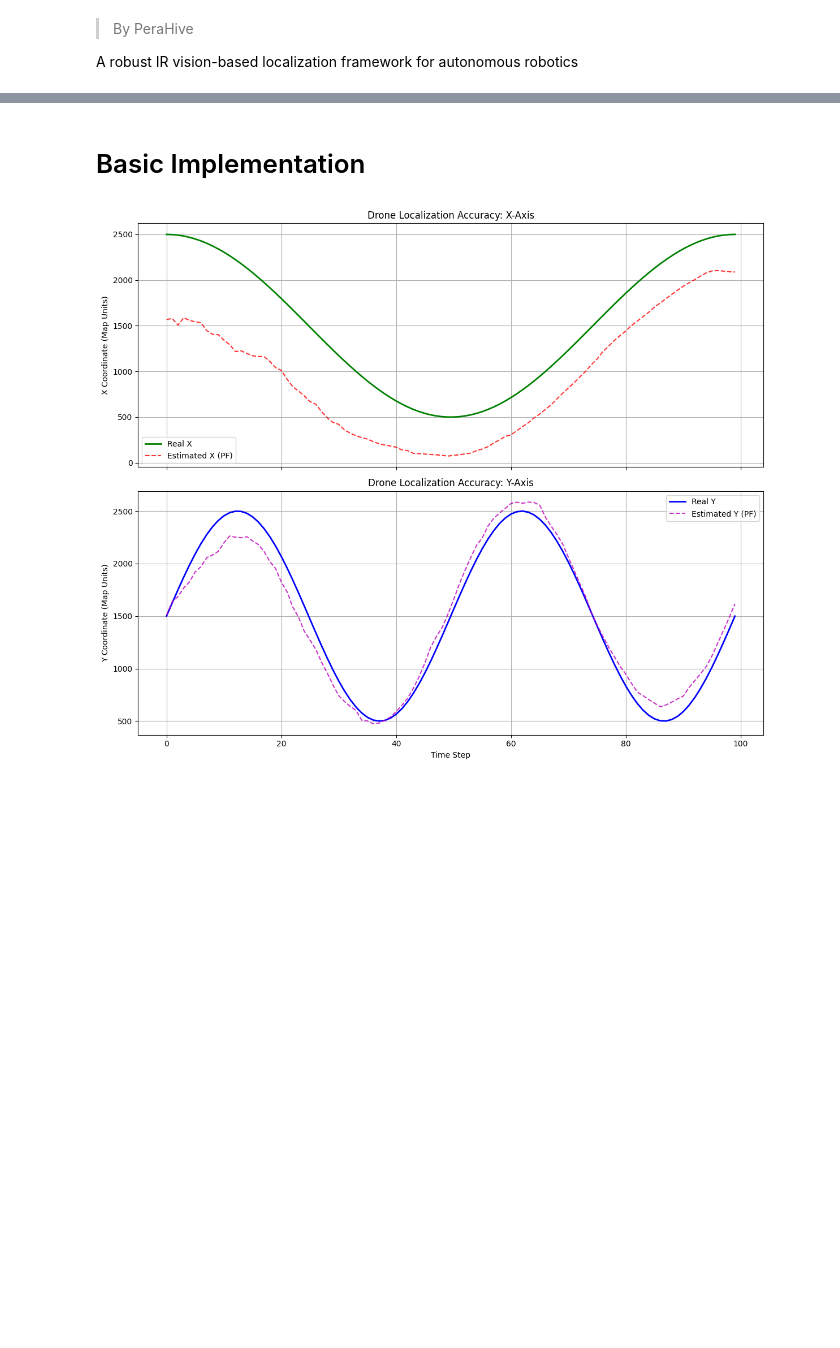
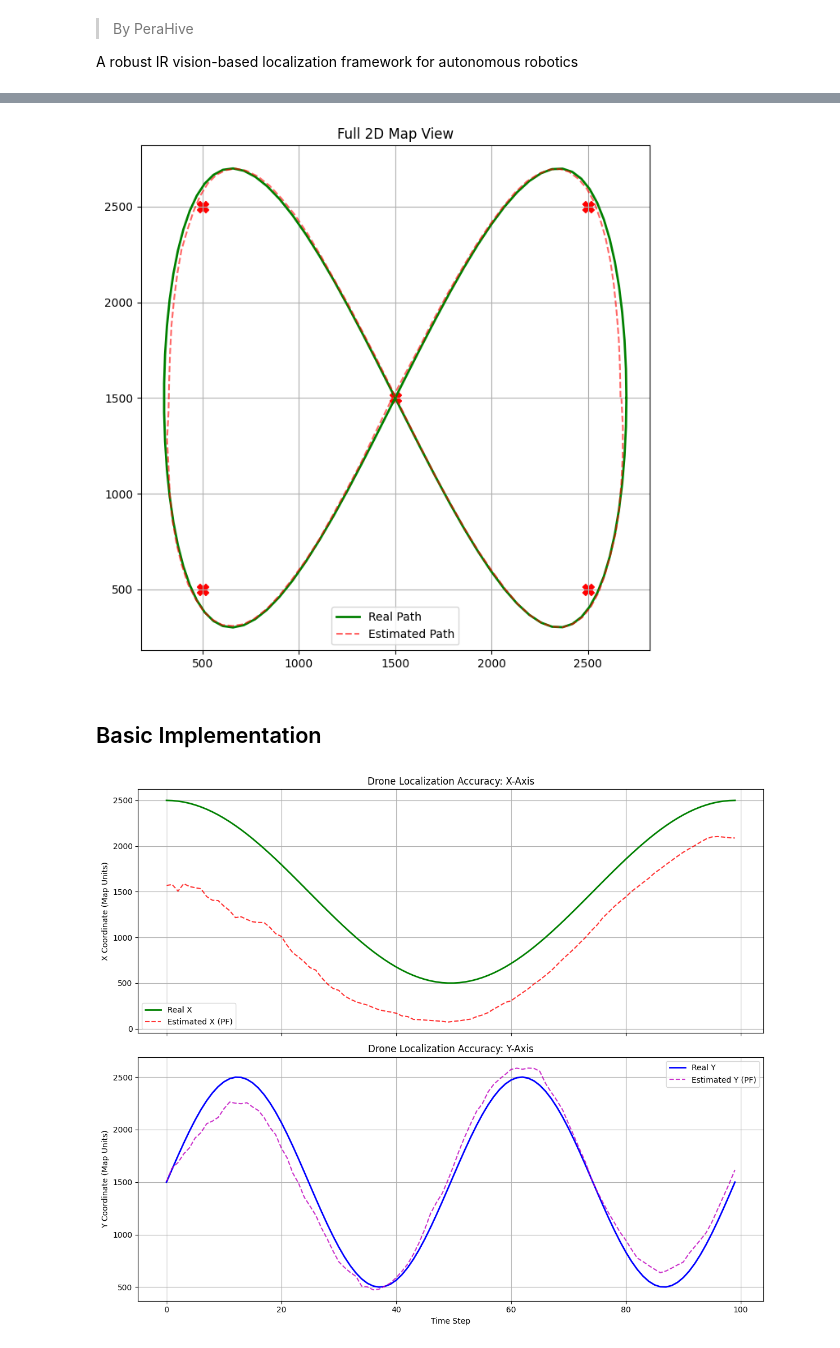
Before and after one commit to PeraHive/project-redspot, a Jupyter notebook: Simulations/Simulator.ipynb, the cells around one changed output, grey strips where cells are left out. Drawn from its saved outputs; the diff is of its cells as text; code cells hidden in the pictures; blank space fills up the shorter version.

```diff
--- a/Simulations/Simulator.ipynb
+++ b/Simulations/Simulator.ipynb
@@ -9,5 +231,9 @@ A robust IR vision-based localization framework for autonomous robotics
+# %%
+sim.plot_map_view()
+# %% [output]
+[figure, added]
 # %% [markdown]
-# Basic Implementation
+## Basic Implementation
 # %%
 import numpy as np
 import cv2
```
Also changed, not shown: parts of 12 cells of this notebook.
